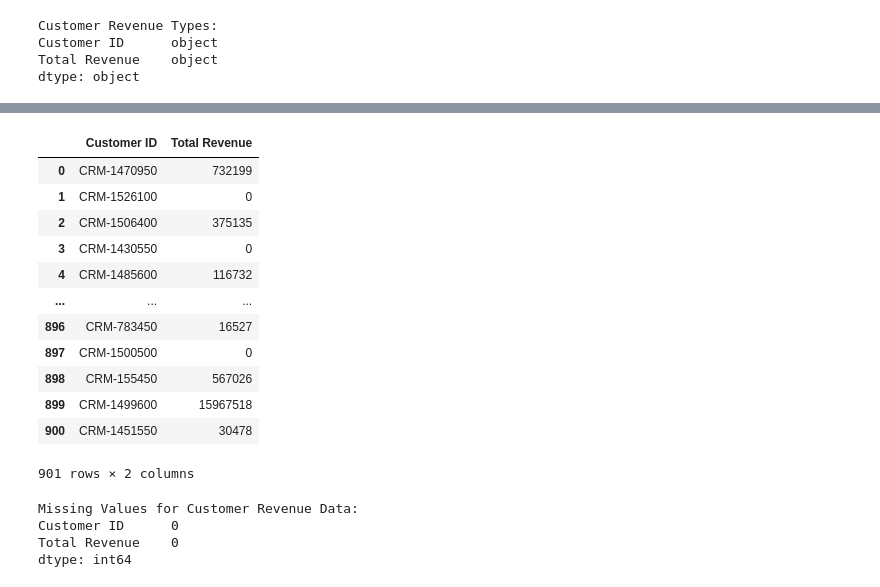
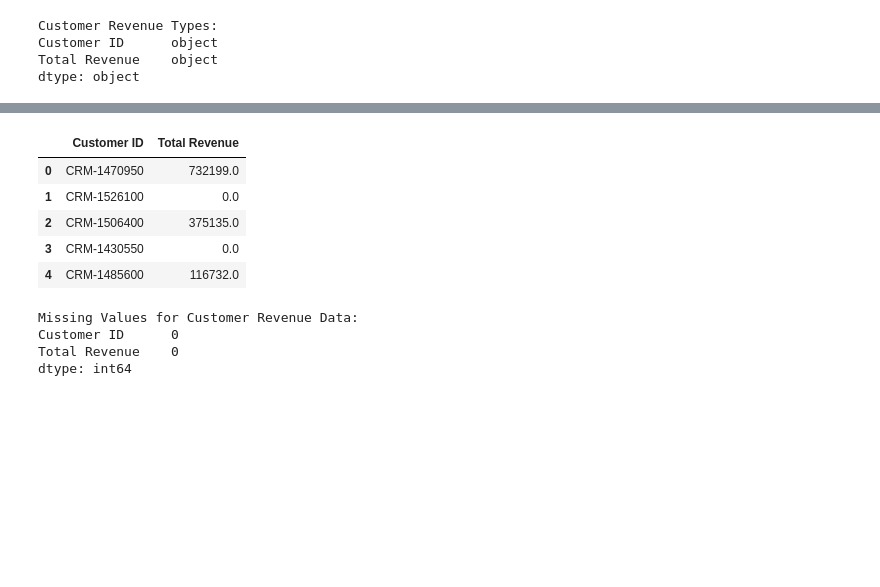
Before and after one commit to egemertgulderen/HacettepeHack, a Jupyter notebook: sample.ipynb, the cells around one changed output, grey strips where cells are left out. Drawn from its saved outputs; the diff is of its cells as text; code cells hidden in the pictures; blank space fills up the shorter version.

```diff
--- a/sample.ipynb
+++ b/sample.ipynb
@@ -327,8 +363,7 @@ Customer ID      object
 Total Revenue    object
 dtype: object
 # %%
-
-customer_revenue['Total Revenue'] = customer_revenue['Total Revenue'].replace({r'\$': '', r',': ''}, regex=True).astype(np.int64)
+customer_revenue['Total Revenue'] = customer_revenue['Total Revenue'].str.replace('$', '', regex=False).str.replace(',', '', regex=False).astype(float)
 # %%
 print("Customer Revenue Types: ")
 print(customer_revenue.dtypes)
@@ -339,20 +374,13 @@ Total Revenue     int64
 dtype: object
 # %%
-customer_revenue
+customer_revenue.head()
 # %% [output]
 |  | Customer ID | Total Revenue |
-| 0 | CRM-1470950 | 732199 |
-| 1 | CRM-1526100 | 0 |
-| 2 | CRM-1506400 | 375135 |
-| 3 | CRM-1430550 | 0 |
-| 4 | CRM-1485600 | 116732 |
-| ... | ... | ... |
-| 896 | CRM-783450 | 16527 |
-| 897 | CRM-1500500 | 0 |
-| 898 | CRM-155450 | 567026 |
-| 899 | CRM-1499600 | 15967518 |
-| 900 | CRM-1451550 | 30478 |
+| 0 | CRM-1470950 | 732199.0 |
+| 1 | CRM-1526100 | 0.0 |
+| 2 | CRM-1506400 | 375135.0 |
+| 3 | CRM-1430550 | 0.0 |
+| 4 | CRM-1485600 | 116732.0 |
-901 rows × 2 columns
 # %%
 print("Missing Values for Customer Revenue Data:")
 print(customer_revenue.isnull().sum())
```
Also changed, not shown: parts of 109 cells of this notebook.
